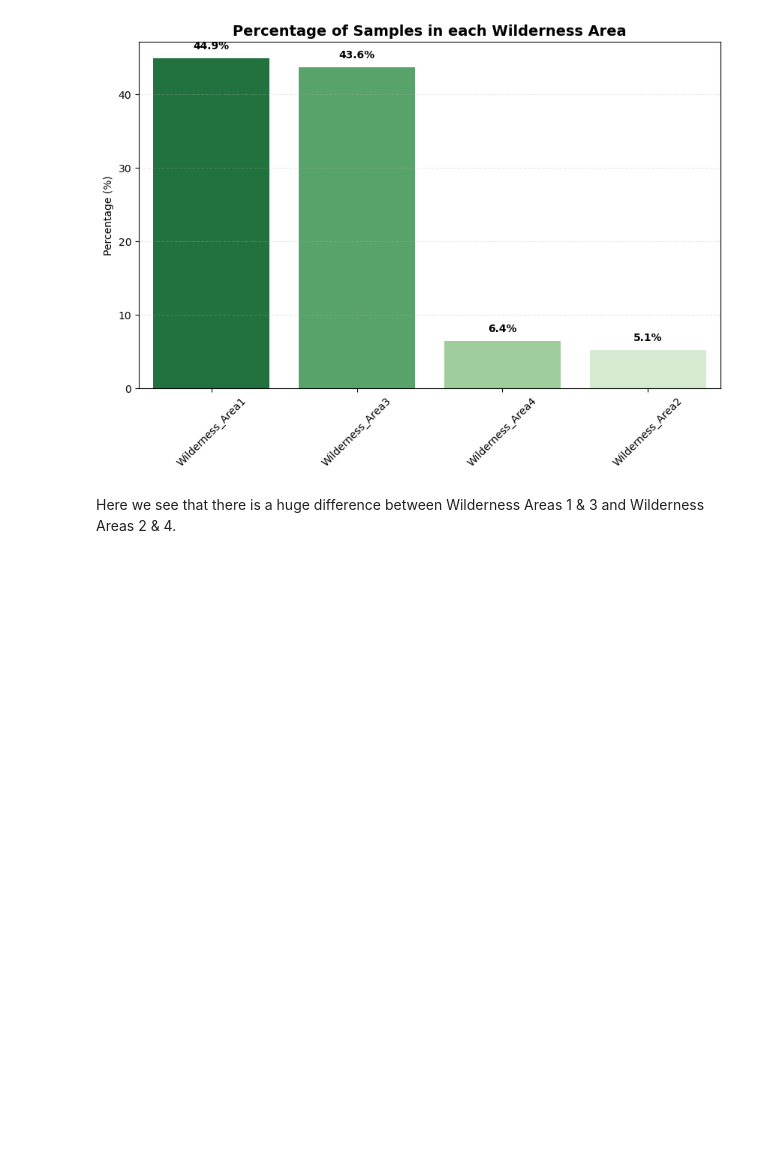
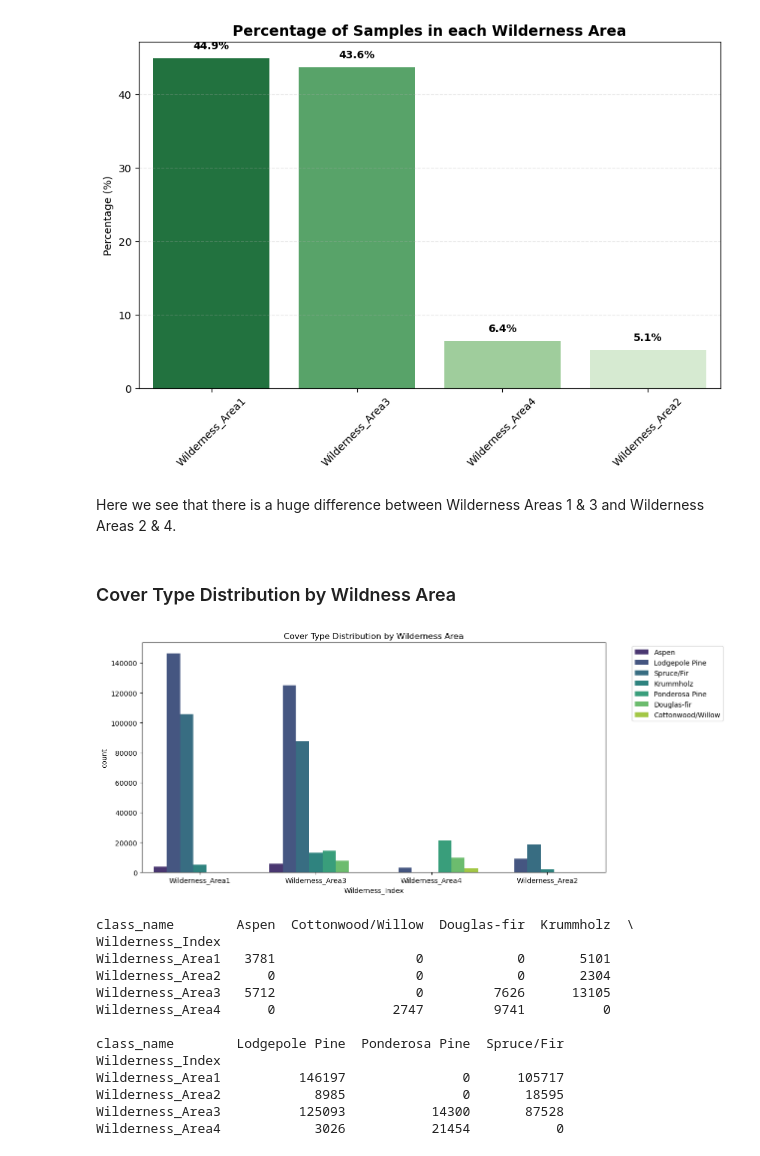
Before and after one commit to ineguiluz1/Forest-Covertype-Prediction-AML, a Jupyter notebook: notebooks/EDA.ipynb, the cells around one changed output. Drawn from its saved outputs; the diff is of its cells as text; code cells hidden in the pictures; blank space fills up the shorter version.

```diff
--- a/notebooks/EDA.ipynb
+++ b/notebooks/EDA.ipynb
@@ -313,0 +327,10 @@ In the graphic above we can find that some of the soil types appear in less than
+# %%
+soil_cover_norm = pd.crosstab(df['Soil_Index'], df['class_name'], normalize='columns')
+
+# Mostramos suelos que representan más del 30% de una clase específica
+print("Suelos críticos para clases específicas (>30% de la clase):")
+critical_soils = soil_cover_norm[soil_cover_norm > 0.3].stack().dropna()
+print(critical_soils)
+
+# Clean up
+df.drop(columns=['Soil_Index'], inplace=True)
@@ -337,3 +367,31 @@ Passing `palette` without assigning `hue` is deprecated and will be removed in v
 [figure]
 # %% [markdown]
 Here we see that there is a huge difference between Wilderness Areas 1 & 3 and Wilderness Areas 2 & 4.
+# %% [markdown]
+### Cover Type Distribution by Wildness Area
+# %%
+df['Wilderness_Index'] = df[wild_cols].idxmax(axis=1)
+
+plt.figure(figsize=(12, 6))
+sns.countplot(data=df, x='Wilderness_Index', hue='class_name', palette='viridis', order=wild_counts.index)
+plt.title('Cover Type Distribution by Wilderness Area')
+plt.legend(bbox_to_anchor=(1.05, 1), loc='upper left')
+plt.show()
+
+# Print contingency table to see exact matches
+print(pd.crosstab(df['Wilderness_Index'], df['class_name']))
+# %% [output]
+[figure, added]
+class_name        Aspen  Cottonwood/Willow  Douglas-fir  Krummholz  \
+Wilderness_Index
+Wilderness_Area1   3781                  0            0       5101
+Wilderness_Area2      0                  0            0       2304
+Wilderness_Area3   5712                  0         7626      13105
+Wilderness_Area4      0               2747         9741          0
+
+class_name        Lodgepole Pine  Ponderosa Pine  Spruce/Fir
+Wilderness_Index
+Wilderness_Area1          146197               0      105717
+Wilderness_Area2            8985               0       18595
+Wilderness_Area3          125093           14300       87528
+Wilderness_Area4            3026           21454           0
```
Also changed, not shown: parts of 5 cells of this notebook.
